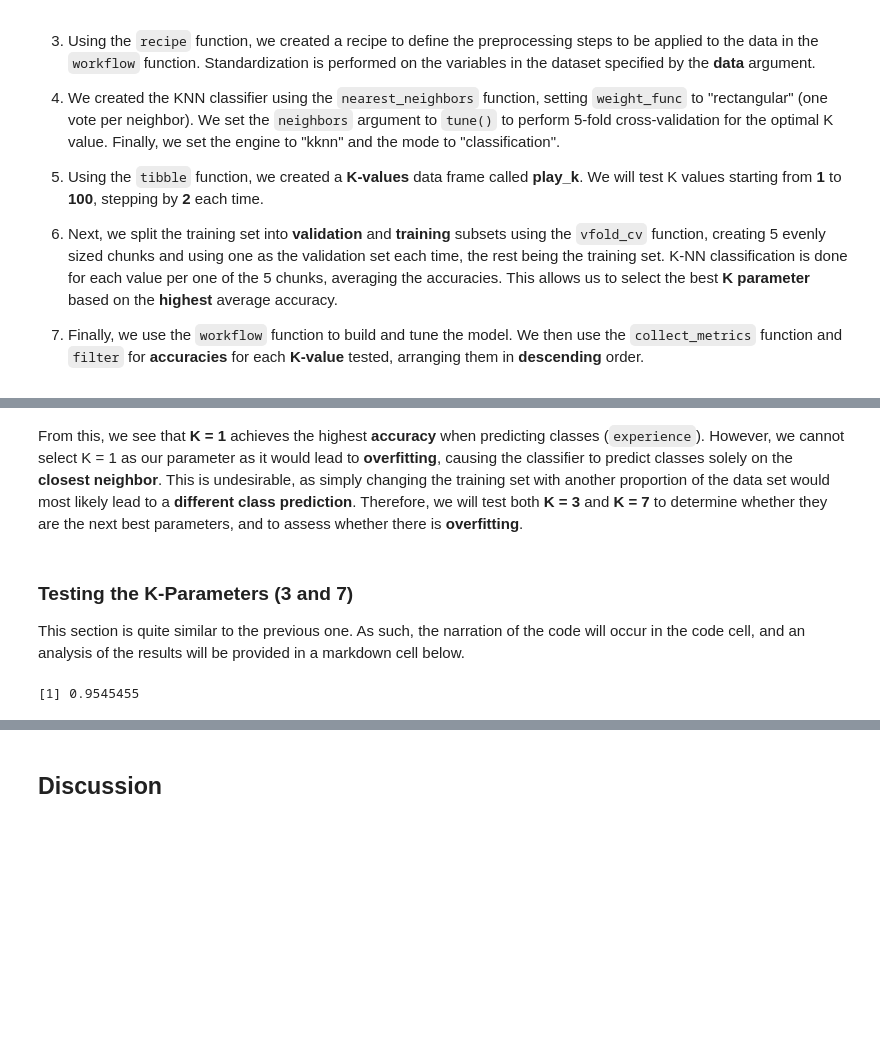
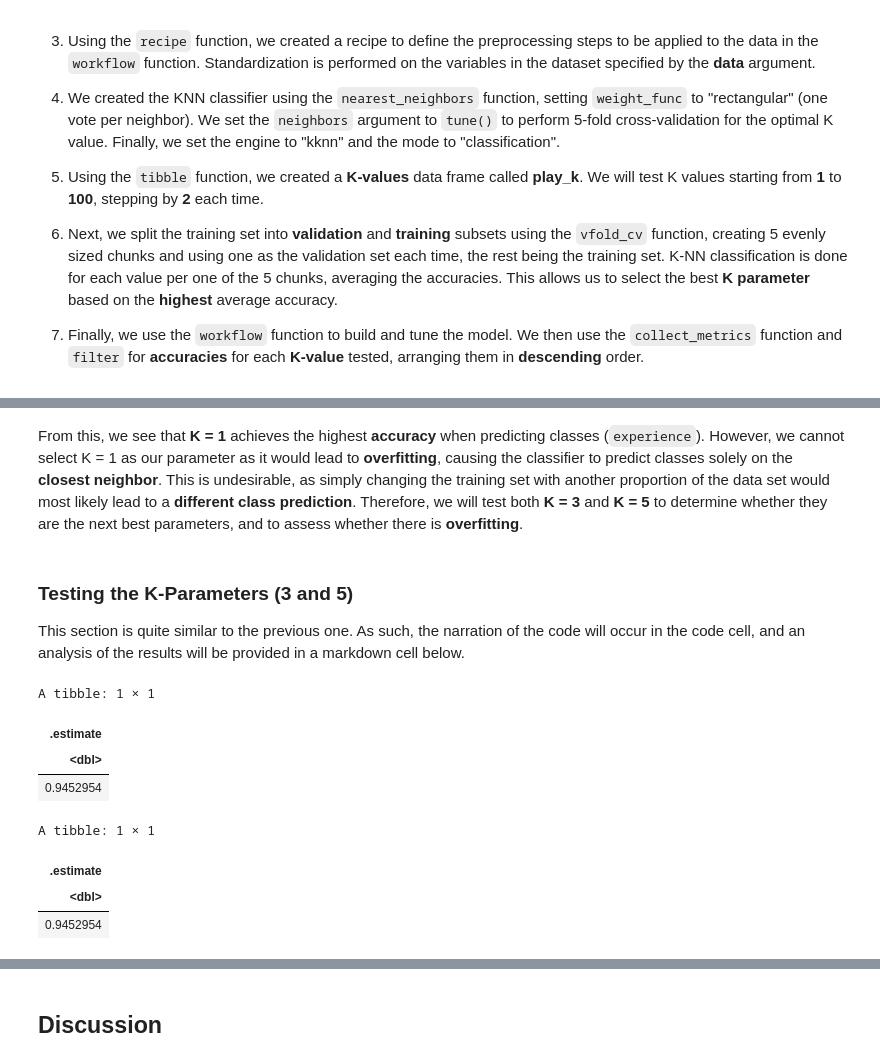
Before and after one commit to EtanSun/DSCI_100_Project, a Jupyter notebook: project.ipynb, the cells around one changed output, grey strips where cells are left out. Drawn from its saved outputs; the diff is of its cells as text; code cells hidden in the pictures; blank space fills up the shorter version.

````diff
--- a/project.ipynb
+++ b/project.ipynb
@@ -298,11 +302,13 @@ A tibble: 50 × 7
 # %% [markdown]
-From this, we see that **K = 1** achieves the highest **accuracy** when predicting classes (```experience```). However, we cannot select K = 1 as our parameter as it would lead to **overfitting**, causing the classifier to predict classes solely on the **closest neighbor**. This is undesirable, as simply changing the training set with another proportion of the data set would most likely lead to a **different class prediction**. Therefore, we will test both **K = 3** and **K = 7** to determine whether they are the next best parameters, and to assess whether there is **overfitting**.
+From this, we see that **K = 1** achieves the highest **accuracy** when predicting classes (```experience```). However, we cannot select K = 1 as our parameter as it would lead to **overfitting**, causing the classifier to predict classes solely on the **closest neighbor**. This is undesirable, as simply changing the training set with another proportion of the data set would most likely lead to a **different class prediction**. Therefore, we will test both **K = 3** and **K = 5** to determine whether they are the next best parameters, and to assess whether there is **overfitting**.
 # %% [markdown]
-### Testing the K-Parameters (3 and 7)
+### Testing the K-Parameters (3 and 5)
 This section is quite similar to the previous one. As such, the narration of the code will occur in the code cell, and an analysis of the results will be provided in a markdown cell below.
 # %%
+set.seed (100)
+
 #Splitting the training set into subsets - subtraining and subtesting
-playdate_training_split <- initial_split (playdate_training, prop = 0.75, strata = experience)
+playdate_training_split <- initial_split (playdate_training, prop = 0.60, strata = experience)
 
 #Obtaining the training and testing subsets
 playdate_subtraining <- training (playdate_training_split)
@@ -320,43 +326,52 @@ playdate_sub_model_3 <- nearest_neighbor (weight_func = "rectangular", neighbors
                                         set_engine ("kknn") |>
                                         set_mode ("classification")
 
-#Creating the "sub" model for 7 neighbors.
-playdate_sub_model_7 <- nearest_neighbor (weight_func = "rectangular", neighbors = 7) |>
+#Creating the "sub" model for 5 neighbors.
+playdate_sub_model_5 <- nearest_neighbor (weight_func = "rectangular", neighbors = 5) |>
                                         set_engine ("kknn") |>
                                         set_mode ("classification")
 
 #Fitting the models into a workflow (for both models)
-model_7_fit <- workflow () |>
+model_5_fit <- workflow () |>
                 add_recipe (playdate_sub_recipe) |>
-                add_model (playdate_sub_model_7) |>
+                add_model (playdate_sub_model_5) |>
                 fit (data = playdate_subtraining)
 
 model_3_fit <- workflow () |>
                 add_recipe (playdate_sub_recipe) |>
                 add_model (playdate_sub_model_3) |>
                 fit (data = playdate_subtraining)
 
 #Next, use the predict function to get predictions for each model on the subtesting data set
 model_3_predicted <- predict (model_3_fit, playdate_subtesting) |>
                         bind_cols (playdate_subtesting)
 
-model_7_predicted <- predict (model_7_fit, playdate_subtesting) |>
+model_5_predicted <- predict (model_5_fit, playdate_subtesting) |>
                         bind_cols (playdate_subtesting)
 
 
-#Finally, obtain the metrics (accuracy, precision, recall)
+#Finally, obtain the metrics (accuracy).
 model_3_metrics <- model_3_predicted |>
                     metrics (truth = experience, estimate = .pred_class) |>
                     filter (.metric == "accuracy") |>
-                    select (.estimate) |>
-                    pull()
+                    select (.estimate)
 
-model_7_metrics <- model_7_predicted |>
+model_5_metrics <- model_5_predicted |>
                     metrics (truth = experience, estimate = .pred_class) |>
                     filter (.metric == "accuracy") |>
-                    select (.estimate) |>
-                    pull()
+                    select (.estimate)
 
+#We see that from model_3_metrics, we get an accuracy of 94.53%
 model_3_metrics
+
+#From model_5_metrics, we get an accuracy of 94.53%
+model_5_metrics
 # %% [output]
-[1] 0.9545455
+A tibble: 1 × 1
+| .estimate |
+| <dbl> |
+| 0.9452954 |
+A tibble: 1 × 1
+| .estimate |
+| <dbl> |
+| 0.9452954 |
````
Also changed, not shown: parts of 9 cells of this notebook.
